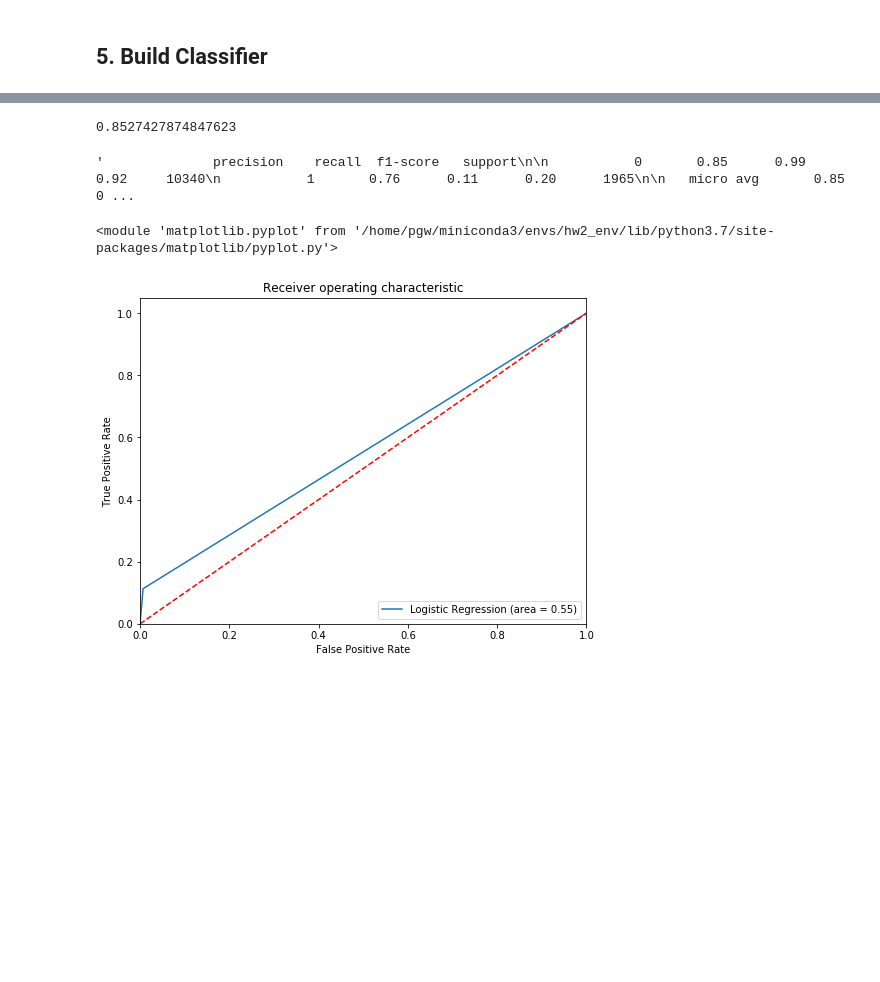
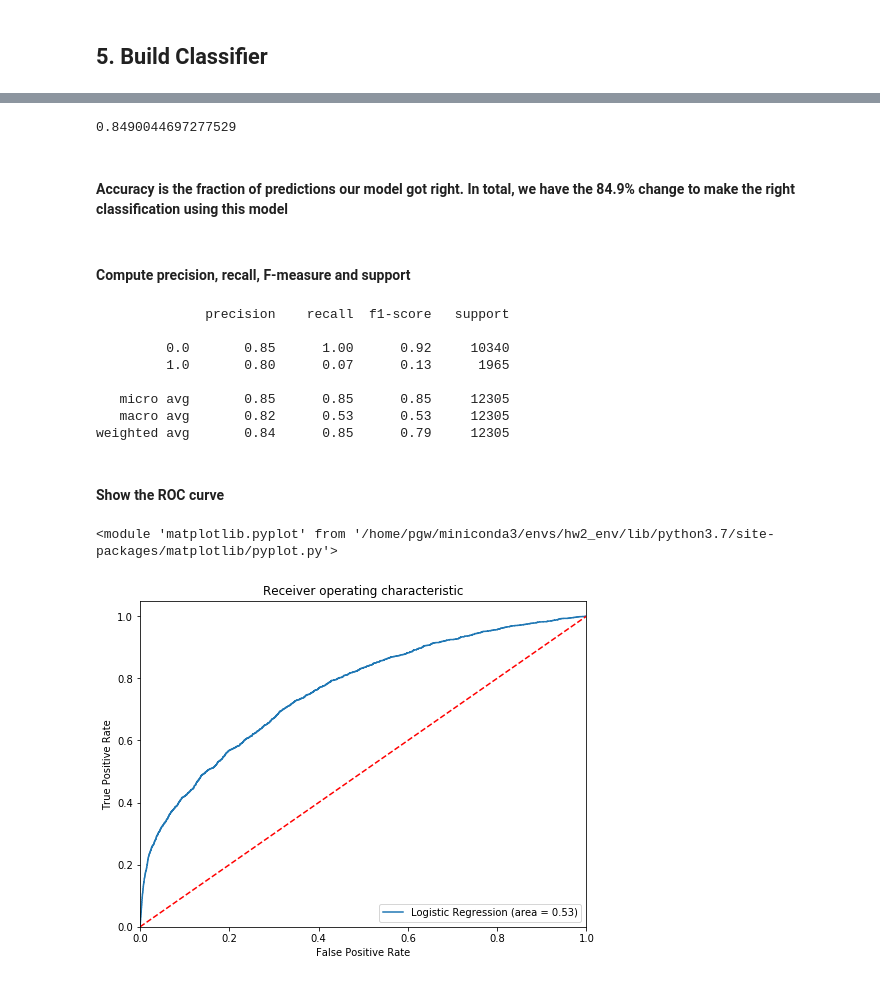
Before and after one commit to pengwei715/Machine-Learning-Projects, a Jupyter notebook: hw2/Homework_2.ipynb, the cells around one changed output, grey strips where cells are left out. Drawn from its saved outputs; the diff is of its cells as text; code cells hidden in the pictures; blank space fills up the shorter version.

```diff
--- a/hw2/Homework_2.ipynb
+++ b/hw2/Homework_2.ipynb
@@ -90,0 +99,2 @@ ut.heat_corr(cor_table)
+# %%
+df.drop('PersonID',axis =1, inplace=True)
@@ -123,2 +132,0 @@ pro.fill_median(df,['SeriousDlqin2yrs', 'RevolvingUtilizationOfUnsecuredLines',
-# %%
-df = pro.drop_na(df, 'PersonID')
@@ -135,13 +165,10 @@ Index(['SeriousDlqin2yrs', 'RevolvingUtilizationOfUnsecuredLines', 'age',
       dtype='object')
 # %%
 DEP_BINS = [0, 3, 6, 13]
-DEP_LABELS = ['dep_small', 'dep_median', 'dep_large']
+DEP_LABELS = [1, 2, 3]
 DEP_CAT = 'dep_category'
 after_bin = fe.binize(df, 'NumberOfDependents', DEP_BINS, DEP_LABELS, DEP_CAT)
 after_bin.drop('NumberOfDependents', inplace=True, axis=1)
 # %%
 after_dummy = fe.dummize(after_bin, 'zipcode')
 after_dummy.drop('zipcode', inplace=True, axis=1)
-# %%
-after_dummy = fe.dummize(df, 'dep_category')
-after_dummy.drop('dep_category', inplace=True, axis =1)
@@ -183,13 +225,26 @@ pres = ev.pre(model, x_test[features[0]])
 # %%
 ev.get_accu(y_test, pres)
 # %% [output]
-0.8527427874847623
+0.8490044697277529
+# %% [markdown]
+#### Accuracy is the fraction of predictions our model got right. In total, we have the 84.9% change to make the right classification using this model
+# %% [markdown]
+#### Compute precision, recall, F-measure and support
 # %%
-ev.get_report(y_test, pres)
+print(ev.get_report(y_test, pres))
 # %% [output]
-'              precision    recall  f1-score   support\n\n           0       0.85      0.99      0.92     10340\n           1       0.76      0.11      0.20      1965\n\n   micro avg       0.85      0 ...
+              precision    recall  f1-score   support
+
+         0.0       0.85      1.00      0.92     10340
+         1.0       0.80      0.07      0.13      1965
+
+   micro avg       0.85      0.85      0.85     12305
+   macro avg       0.82      0.53      0.53     12305
+weighted avg       0.84      0.85      0.79     12305
+# %% [markdown]
+#### Show the ROC curve
 # %%
-ev.get_roc_auc(y_test, pres)
+ev.get_roc_auc(y_test, x_test[features[0]], model)
 # %% [output]
 <module 'matplotlib.pyplot' from '/home/pgw/miniconda3/envs/hw2_env/lib/python3.7/site-packages/matplotlib/pyplot.py'>
-[figure, old version]
+[figure, new version]
```
Also changed, not shown: parts of 23 cells of this notebook, 5 other files.
